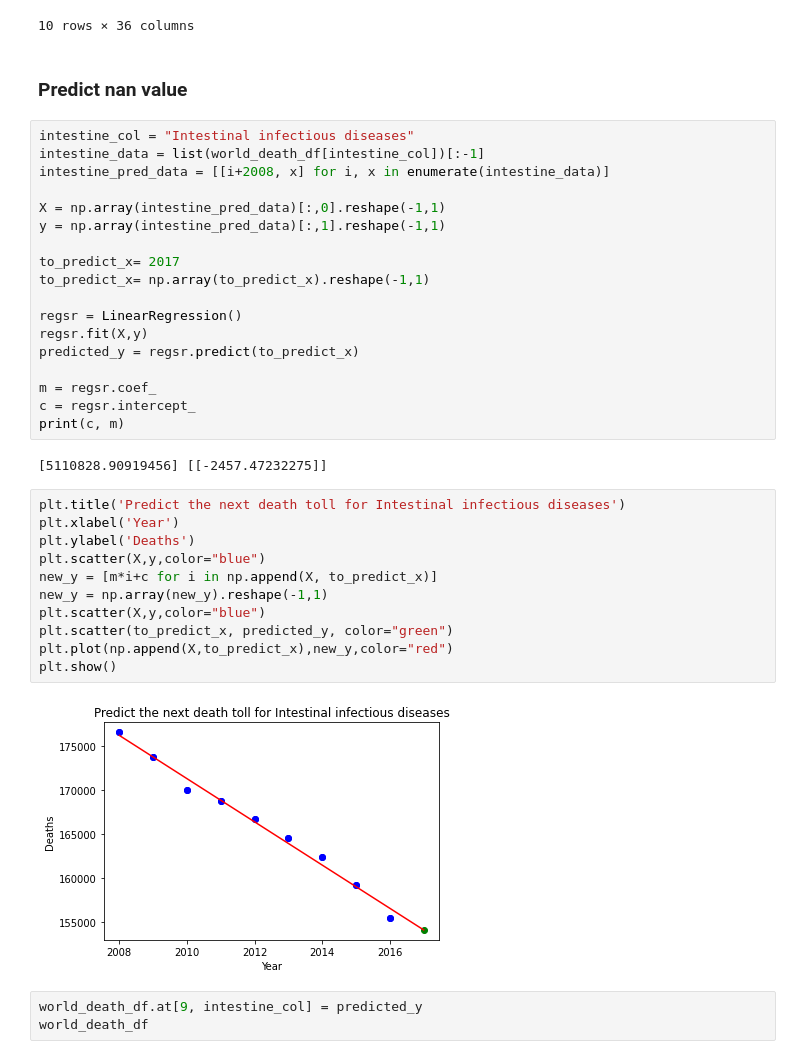
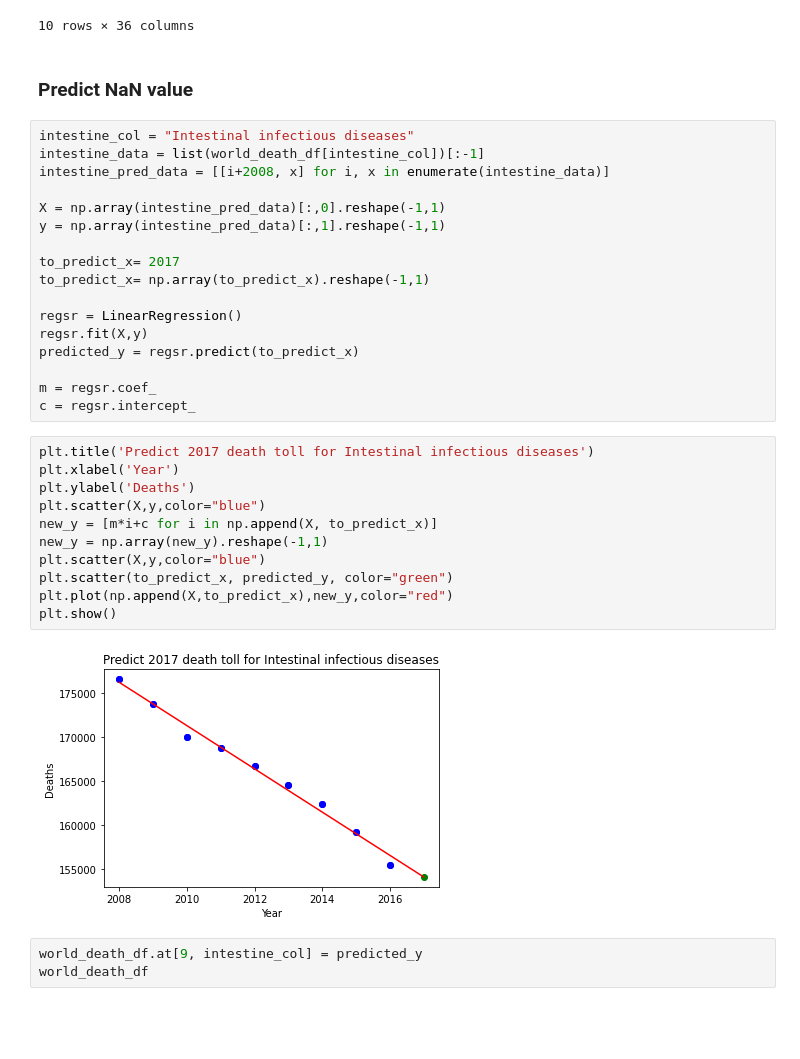
Before and after one commit to epfl-ada/ada-2021-project-hoja, a Jupyter notebook: test_death_data.ipynb, the cells around one changed output. Drawn from its saved outputs; the diff is of its cells as text; blank space fills up the shorter version.

```diff
--- a/test_death_data.ipynb
+++ b/test_death_data.ipynb
@@ -113,7 +155,7 @@ world_death_df
 | 9 | World | OWID_WRL | 2017 | 288021.105387 | 2.558606e+06 | NaN | ... |
 10 rows × 36 columns
 # %% [markdown]
-### Predict nan value
+### Predict NaN value
 # %%
 intestine_col = "Intestinal infectious diseases"
 intestine_data = list(world_death_df[intestine_col])[:-1]
@@ -131,22 +173,19 @@ predicted_y = regsr.predict(to_predict_x)
 
 m = regsr.coef_
 c = regsr.intercept_
-print(c, m)
-# %% [output]
-[5110828.90919456] [[-2457.47232275]]
 # %%
-plt.title('Predict the next death toll for Intestinal infectious diseases')
+plt.title('Predict 2017 death toll for Intestinal infectious diseases')
 plt.xlabel('Year')
 plt.ylabel('Deaths')
 plt.scatter(X,y,color="blue")
 new_y = [m*i+c for i in np.append(X, to_predict_x)]
 new_y = np.array(new_y).reshape(-1,1)
 plt.scatter(X,y,color="blue")
 plt.scatter(to_predict_x, predicted_y, color="green")
 plt.plot(np.append(X,to_predict_x),new_y,color="red")
 plt.show()
 # %% [output]
-[figure, old version]
+[figure, new version]
 # %%
 world_death_df.at[9, intestine_col] = predicted_y
 world_death_df
```
Also changed, not shown: parts of 26 cells of this notebook.
